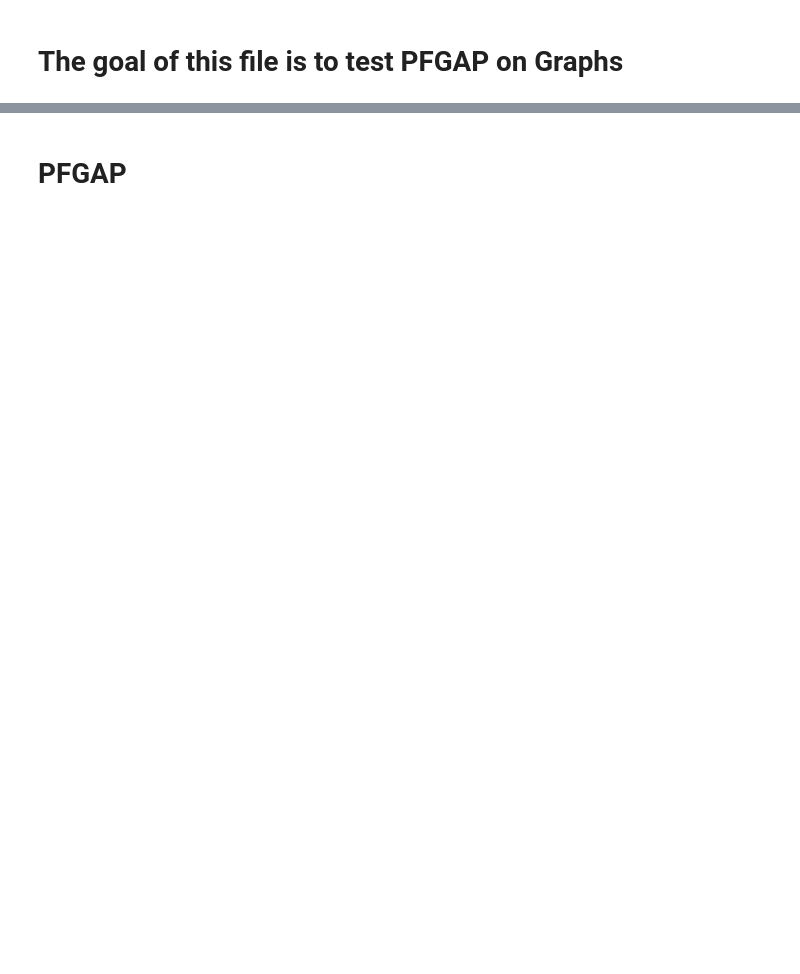
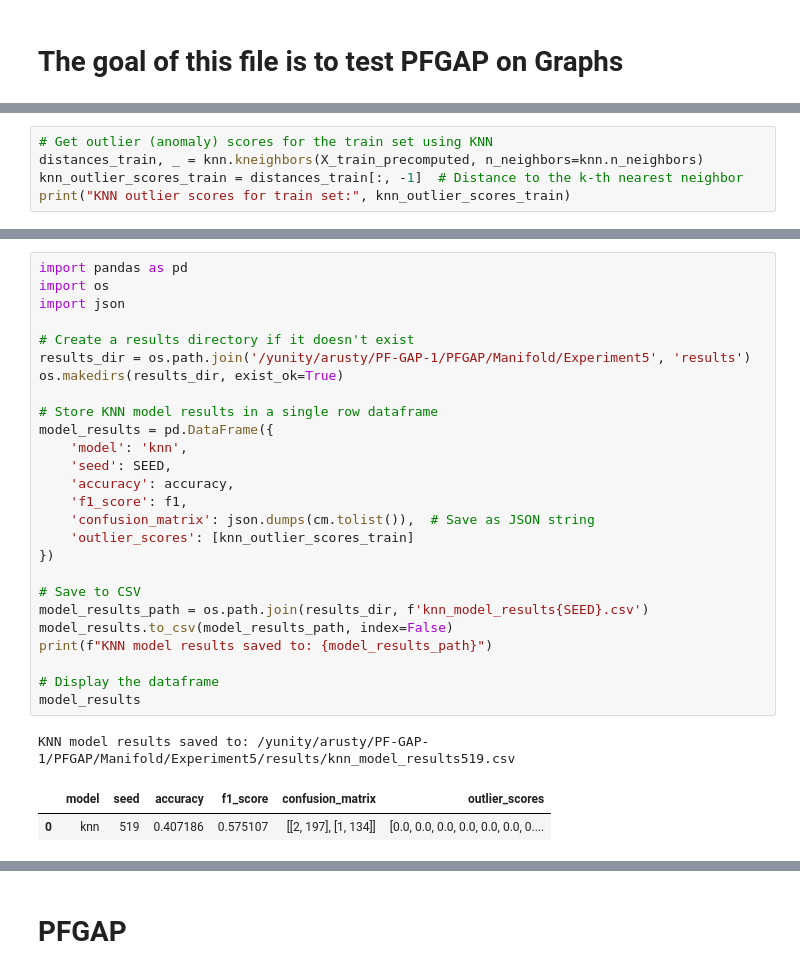
Before and after one commit to KevinMoonLab/PF-GAP, a Jupyter notebook: PFGAP/Manifold/Experiment5/graph_classification.ipynb, the cells around one changed output, grey strips where cells are left out. Drawn from its saved outputs; the diff is of its cells as text; blank space fills up the shorter version.

```diff
--- a/PFGAP/Manifold/Experiment5/graph_classification.ipynb
+++ b/PFGAP/Manifold/Experiment5/graph_classification.ipynb
@@ -180,0 +202,5 @@ Making predictions...
+# %%
+# Get outlier (anomaly) scores for the train set using KNN
+distances_train, _ = knn.kneighbors(X_train_precomputed, n_neighbors=knn.n_neighbors)
+knn_outlier_scores_train = distances_train[:, -1]  # Distance to the k-th nearest neighbor
+print("KNN outlier scores for train set:", knn_outlier_scores_train)
@@ -180,0 +225,30 @@ Making predictions...
+# %%
+import pandas as pd
+import os
+import json
+
+# Create a results directory if it doesn't exist
+results_dir = os.path.join('/yunity/arusty/PF-GAP-1/PFGAP/Manifold/Experiment5', 'results')
+os.makedirs(results_dir, exist_ok=True)
+
+# Store KNN model results in a single row dataframe
+model_results = pd.DataFrame({
+    'model': 'knn',
+    'seed': SEED,
+    'accuracy': accuracy,
+    'f1_score': f1,
+    'confusion_matrix': json.dumps(cm.tolist()),  # Save as JSON string
+    'outlier_scores': [knn_outlier_scores_train]
+})
+
+# Save to CSV
+model_results_path = os.path.join(results_dir, f'knn_model_results{SEED}.csv')
+model_results.to_csv(model_results_path, index=False)
+print(f"KNN model results saved to: {model_results_path}")
+
+# Display the dataframe
+model_results
+# %% [output]
+KNN model results saved to: /yunity/arusty/PF-GAP-1/PFGAP/Manifold/Experiment5/results/knn_model_results519.csv
+|  | model | seed | accuracy | f1_score | confusion_matrix | outlier_scores |
+| 0 | knn | 519 | 0.407186 | 0.575107 | [[2, 197], [1, 134]] | [0.0, 0.0, 0.0, 0.0, 0.0, 0.0, 0.... |
```
Also changed, not shown: parts of 12 cells of this notebook, 15 other files.
